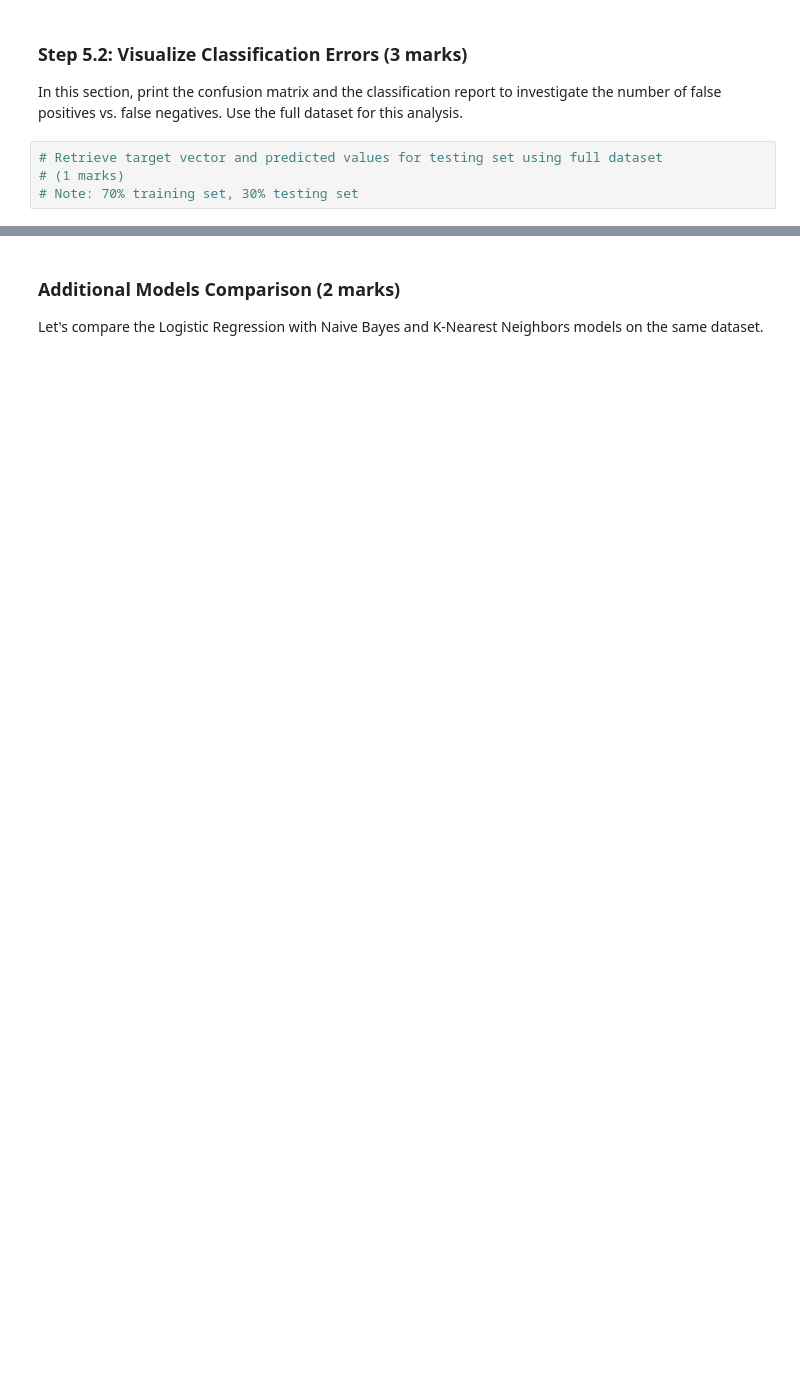
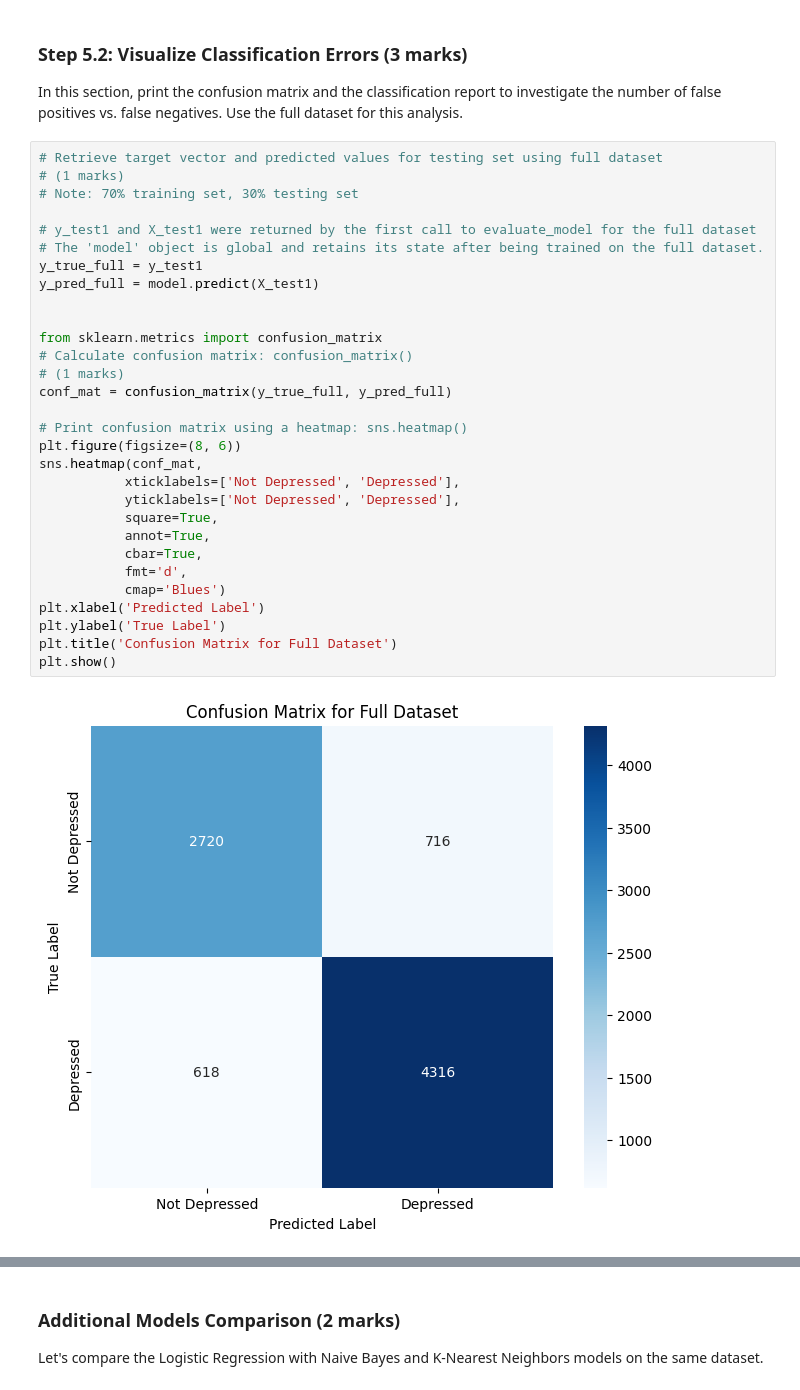
Before and after one commit to QuinnIngram/ENGG680_2025_Fall, a Jupyter notebook: Lab_Assitnment_2/Assignment2_Upload.ipynb, the cells around one changed output, grey strips where cells are left out. Cells and saved outputs as stored; diff of their text form; blank space fills up the shorter version.

```diff
--- a/Lab_Assitnment_2/Assignment2_Upload.ipynb
+++ b/Lab_Assitnment_2/Assignment2_Upload.ipynb
@@ -1014,10 +1096,38 @@ print(results)
 ### Step 5.2: Visualize Classification Errors (3 marks)
 
 In this section, print the confusion matrix and the classification report to investigate the number of false positives vs. false negatives. Use the full dataset for this analysis.
-# %%
-# Retrieve target vector and predicted values for testing set using full dataset
-# (1 marks)
-# Note: 70% training set, 30% testing set
+# %%
+# Retrieve target vector and predicted values for testing set using full dataset
+# (1 marks)
+# Note: 70% training set, 30% testing set
+
+# y_test1 and X_test1 were returned by the first call to evaluate_model for the full dataset
+# The 'model' object is global and retains its state after being trained on the full dataset.
+y_true_full = y_test1
+y_pred_full = model.predict(X_test1)
+
+
+from sklearn.metrics import confusion_matrix
+# Calculate confusion matrix: confusion_matrix()
+# (1 marks)
+conf_mat = confusion_matrix(y_true_full, y_pred_full)
+
+# Print confusion matrix using a heatmap: sns.heatmap()
+plt.figure(figsize=(8, 6))
+sns.heatmap(conf_mat,
+           xticklabels=['Not Depressed', 'Depressed'],
+           yticklabels=['Not Depressed', 'Depressed'],
+           square=True,
+           annot=True,
+           cbar=True,
+           fmt='d',
+           cmap='Blues')
+plt.xlabel('Predicted Label')
+plt.ylabel('True Label')
+plt.title('Confusion Matrix for Full Dataset')
+plt.show()
+# %% [output]
+[figure, added]
 # %%
 from sklearn.metrics import confusion_matrix
 # Calculate confusion matrix: confusion_matrix()
```
Also changed, not shown: parts of 12 cells of this notebook.
